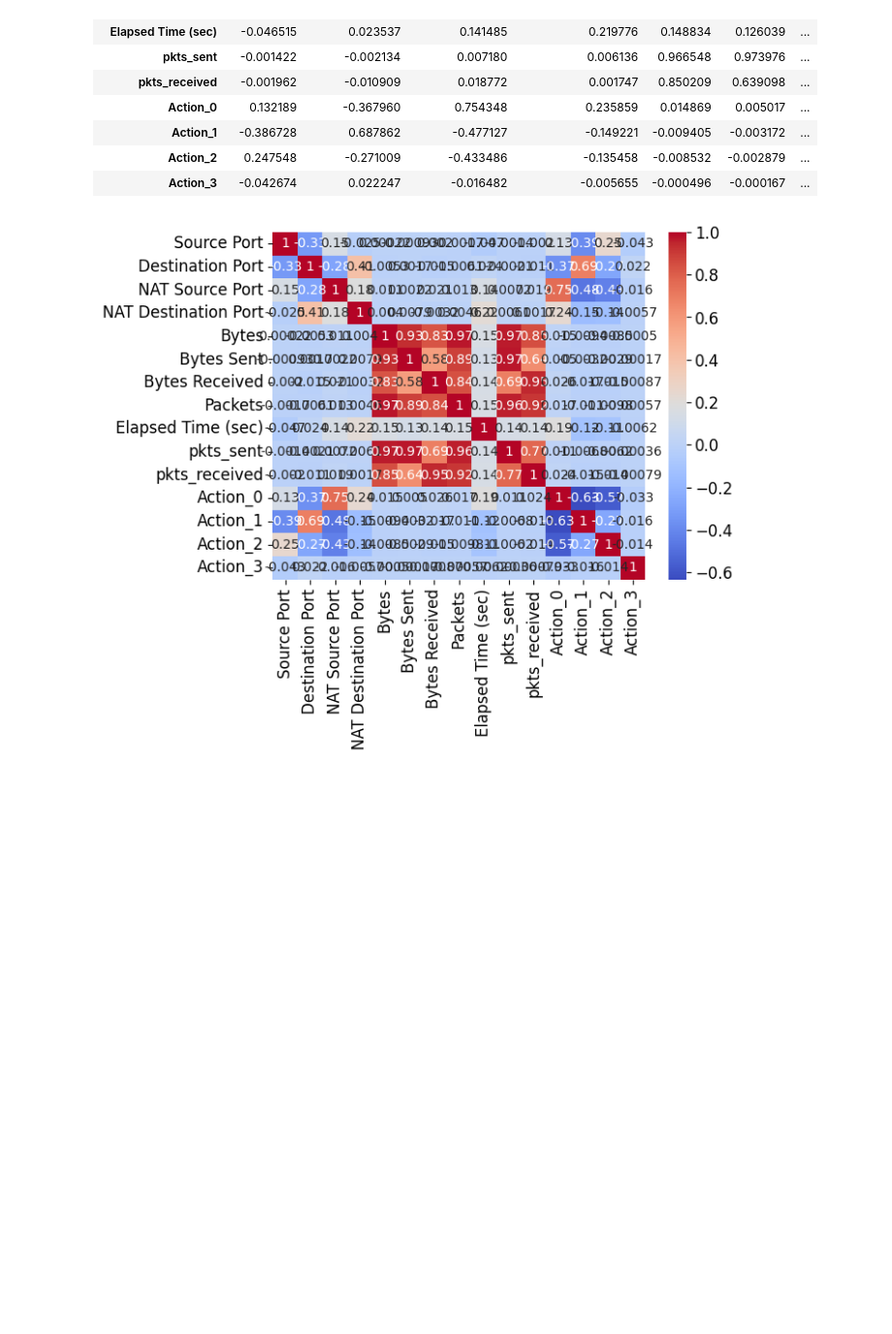
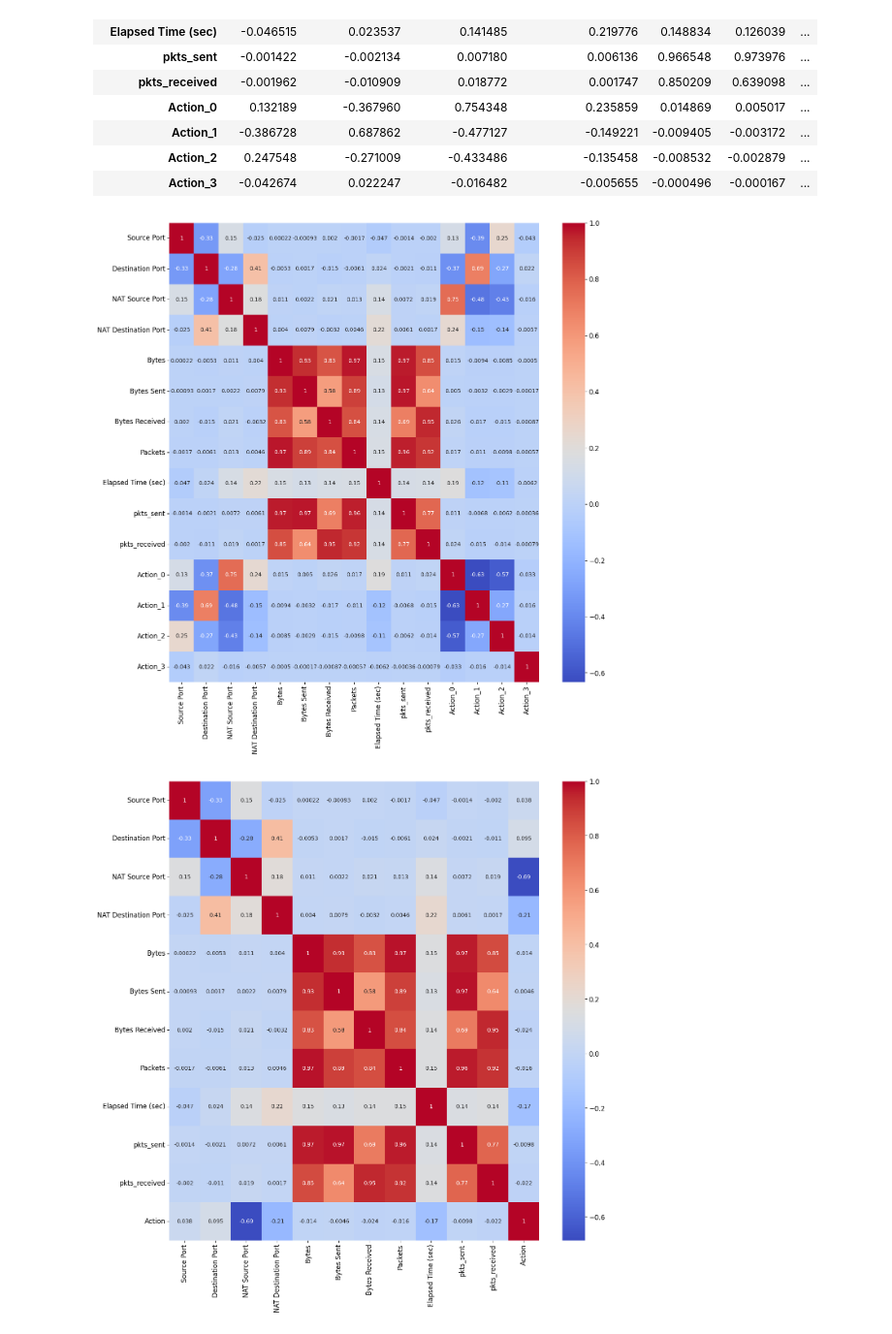
Before and after one commit to JeremiahHerring/Predict-Firewall-Actions, a Jupyter notebook: data-preprocessing.ipynb, the cells around one changed output. Shown: that part at 97% size. Cells and saved outputs as stored; diff of their text form; code cells hidden in the pictures; blank space fills up the shorter version.

Commit message:
fix formating for heatmaps

```diff
--- a/data-preprocessing.ipynb
+++ b/data-preprocessing.ipynb
@@ -171,9 +171,16 @@ correlation_matrix2
 # %%
 import seaborn as sns
 import matplotlib.pyplot as plt
 
+# Show heatmap for one-hot encoding correlation matrix
+plt.figure(figsize=(15, 15))
 sns.heatmap(correlation_matrix2, annot=True, cmap='coolwarm')
+plt.show()
 
+# Show heatmap for label encoding correlation matrix
+plt.figure(figsize=(15, 15))
+sns.heatmap(correlation_matrix1, annot=True, cmap='coolwarm')
 plt.show()
 # %% [output]
-[figure, old version]
+[figure, new version]
+[figure, added]
```
